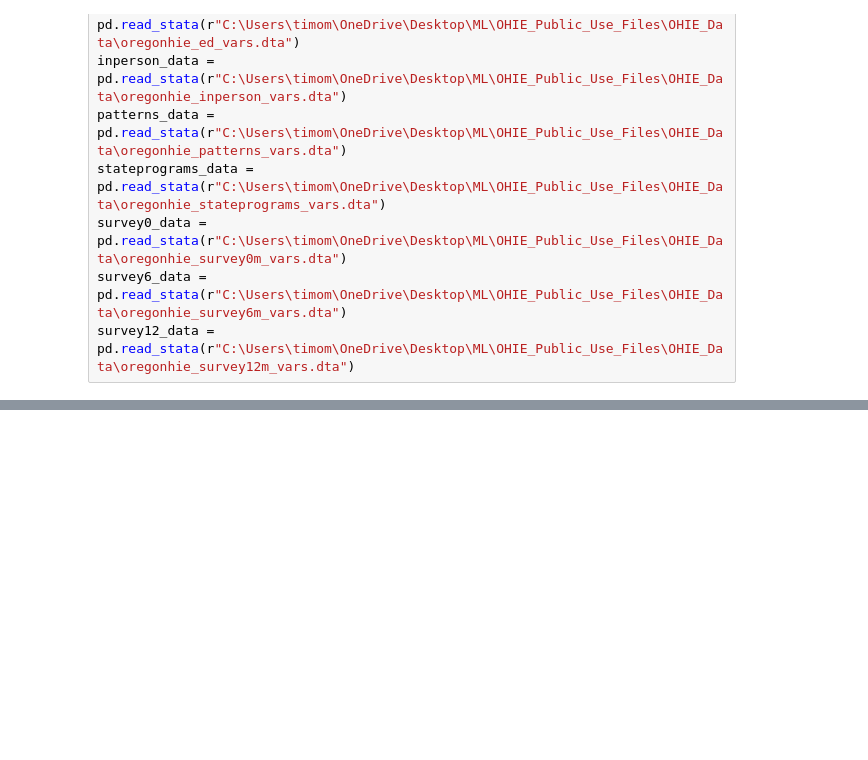
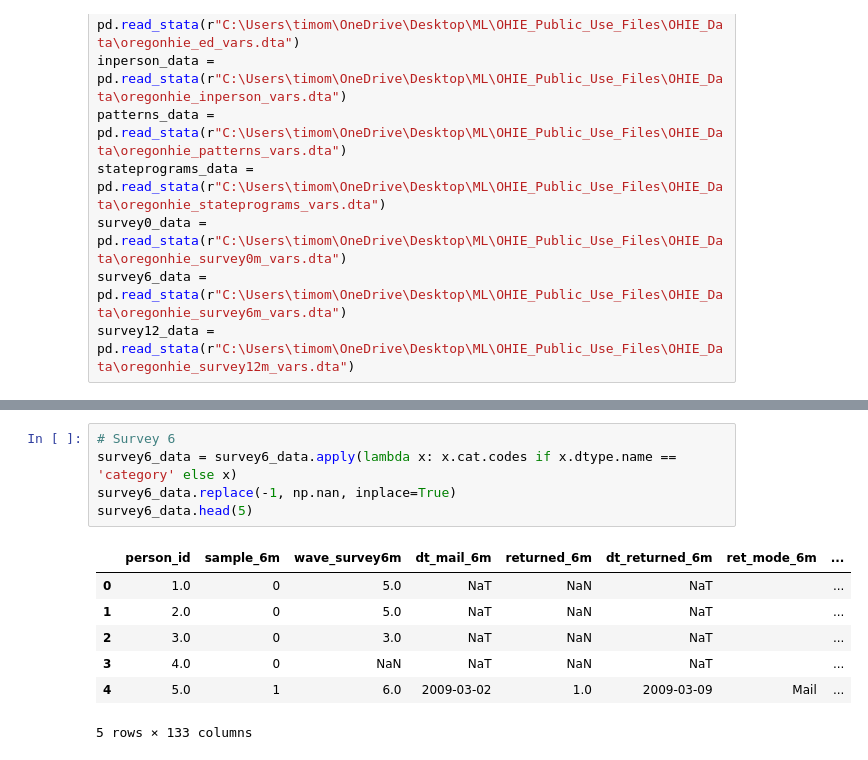
Before and after one commit to Yasmineouattara/ML_for_Econ_Final_Project, a Jupyter notebook: Notebook_Tim.ipynb, the cells around one changed output, grey strips where cells are left out. Cells and saved outputs as stored; diff of their text form; blank space fills up the shorter version.

```diff
--- a/Notebook_Tim.ipynb
+++ b/Notebook_Tim.ipynb
@@ -30,0 +99,13 @@ des_subdata.head(5)
+# %%
+# Survey 6
+survey6_data = survey6_data.apply(lambda x: x.cat.codes if x.dtype.name == 'category' else x)
+survey6_data.replace(-1, np.nan, inplace=True)
+survey6_data.head(5)
+# %% [output]
+|  | person_id | sample_6m | wave_survey6m | dt_mail_6m | returned_6m | dt_returned_6m | ret_mode_6m | ... |
+| 0 | 1.0 | 0 | 5.0 | NaT | NaN | NaT |  | ... |
+| 1 | 2.0 | 0 | 5.0 | NaT | NaN | NaT |  | ... |
+| 2 | 3.0 | 0 | 3.0 | NaT | NaN | NaT |  | ... |
+| 3 | 4.0 | 0 | NaN | NaT | NaN | NaT |  | ... |
+| 4 | 5.0 | 1 | 6.0 | 2009-03-02 | 1.0 | 2009-03-09 | Mail | ... |
+5 rows × 133 columns
```
Also changed, not shown: parts of 10 cells of this notebook.
